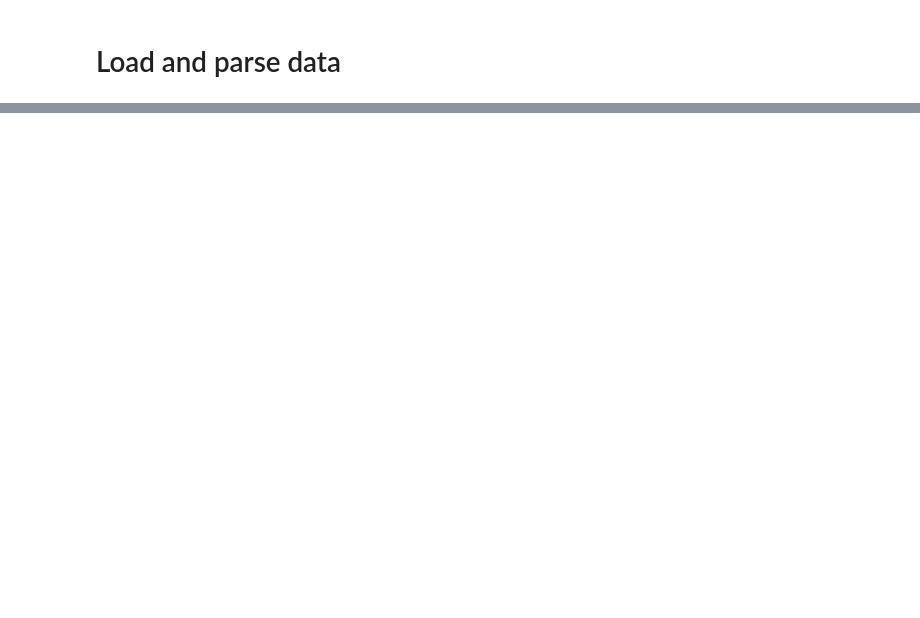
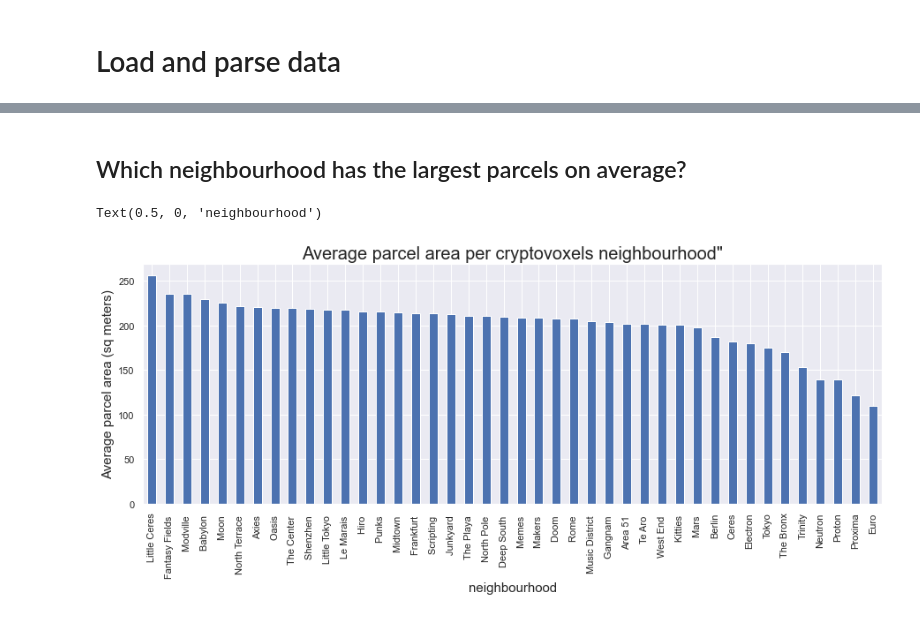
Before and after one commit to alxcnwy/cryptovoxels_parcel_scraper, a Jupyter notebook: analysis.ipynb, the cells around one changed output, grey strips where cells are left out. Saved outputs shown, nothing was run; the diff lists cells and outputs as text; code cells hidden in the pictures; blank space fills up the shorter version.

```diff
--- a/analysis.ipynb
+++ b/analysis.ipynb
@@ -43,0 +114,11 @@ df["visits_rank_neighbourhood"] = df.groupby("neighbourhood")["visits"].rank("de
+# %% [markdown]
+## Which neighbourhood has the largest parcels on average?
+# %%
+sns.set(rc={'figure.figsize':(15,5)})
+ax = df.groupby('neighbourhood').agg(np.mean)['area'].sort_values(ascending=False).plot(kind="bar")
+ax.set_title('Average parcel area per cryptovoxels neighbourhood"', fontsize=20)
+ax.set_ylabel('Average parcel area (sq meters)', fontsize=15)
+ax.set_xlabel('neighbourhood', fontsize=15)
+# %% [output]
+Text(0.5, 0, 'neighbourhood')
+[figure, added]
```
Also changed, not shown: parts of 51 cells of this notebook, 2 other files.
